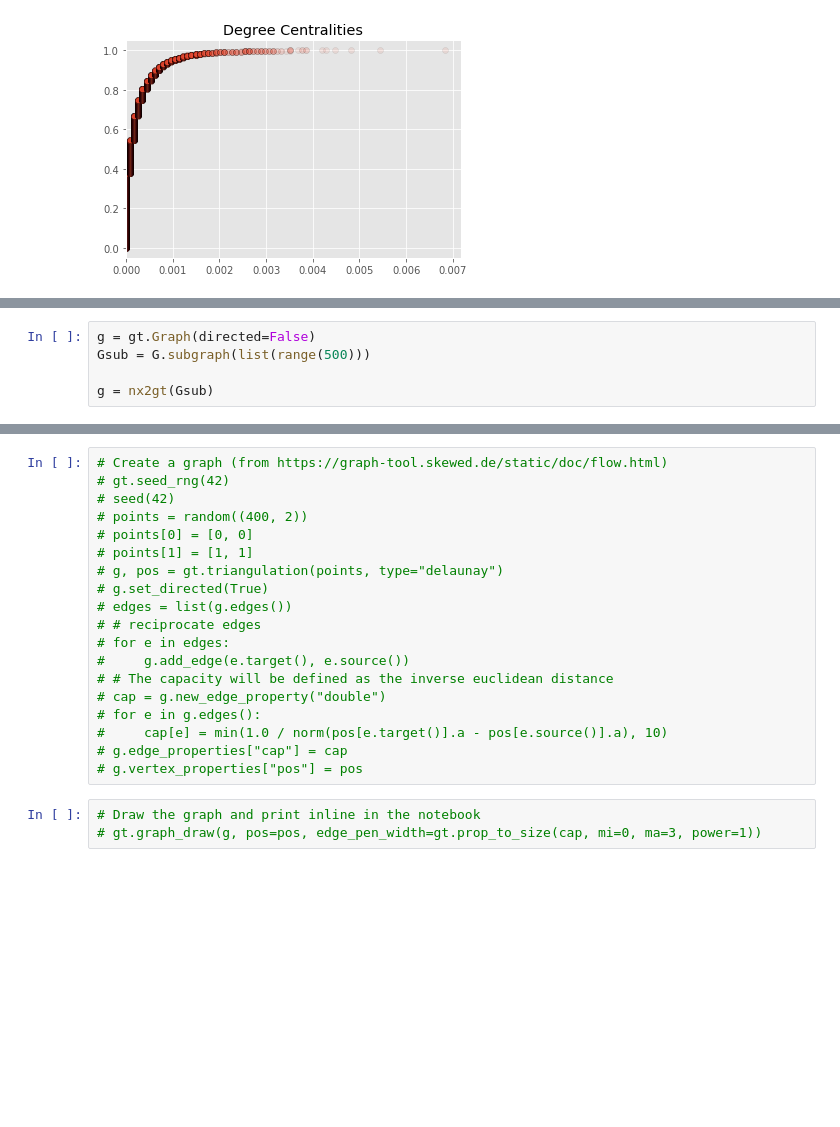
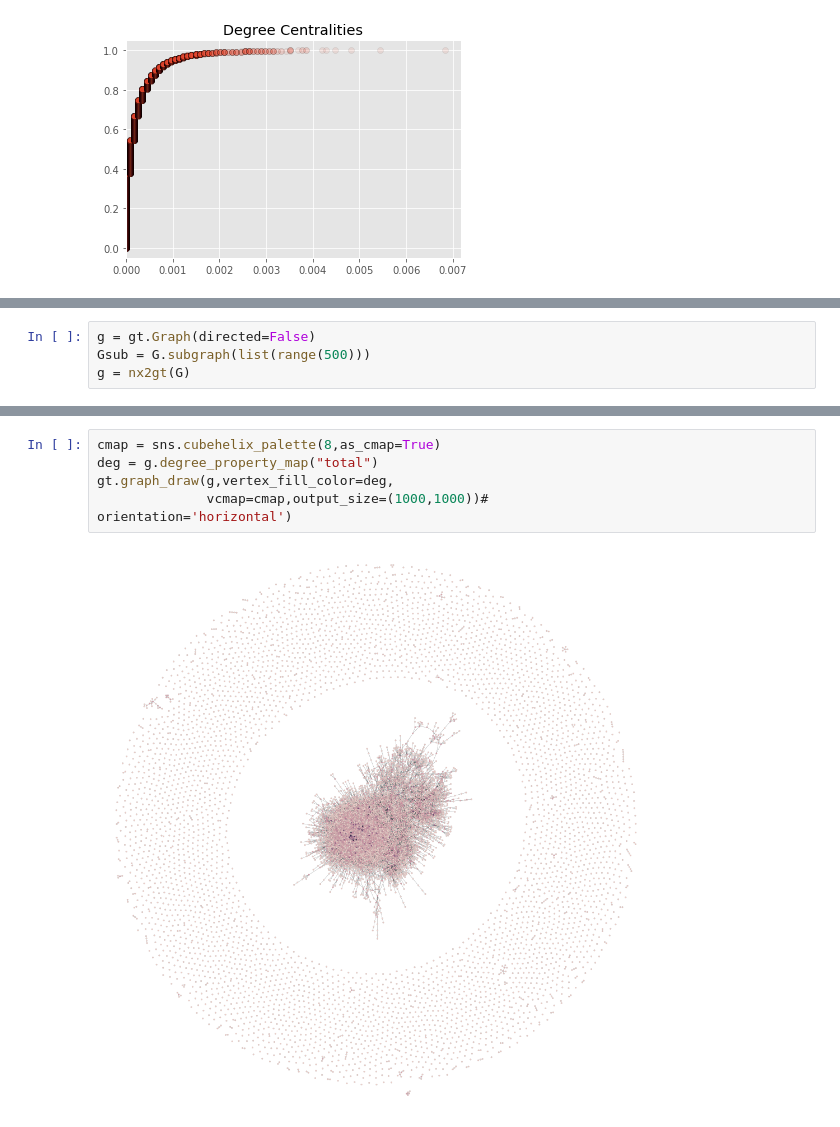
Before and after one commit to davibarreira/PBMNet, a Jupyter notebook: Create_Network.ipynb, the cells around one changed output, grey strips where cells are left out. Cells and saved outputs as stored; diff of their text form; blank space fills up the shorter version.

Commit message:
Salva imagem de rede pbmnet

```diff
--- a/Create_Network.ipynb
+++ b/Create_Network.ipynb
@@ -346,5 +351,4 @@ def nx2gt(nxG):
 # %%
 g = gt.Graph(directed=False)
 Gsub = G.subgraph(list(range(500)))
-
-g = nx2gt(Gsub)
+g = nx2gt(G)
@@ -358,22 +357,7 @@ gt.graph_draw(g,edge_pen_width=g.ep.count,vertex_fill_color=deg)
-# %%
-# Create a graph (from https://graph-tool.skewed.de/static/doc/flow.html)
-# gt.seed_rng(42)
-# seed(42)
-# points = random((400, 2))
-# points[0] = [0, 0]
-# points[1] = [1, 1]
-# g, pos = gt.triangulation(points, type="delaunay")
-# g.set_directed(True)
-# edges = list(g.edges())
-# # reciprocate edges
-# for e in edges:
-#     g.add_edge(e.target(), e.source())
-# # The capacity will be defined as the inverse euclidean distance
-# cap = g.new_edge_property("double")
-# for e in g.edges():
-#     cap[e] = min(1.0 / norm(pos[e.target()].a - pos[e.source()].a), 10)
-# g.edge_properties["cap"] = cap
-# g.vertex_properties["pos"] = pos
-# %%
-# Draw the graph and print inline in the notebook
-# gt.graph_draw(g, pos=pos, edge_pen_width=gt.prop_to_size(cap, mi=0, ma=3, power=1))
+# %%
+cmap = sns.cubehelix_palette(8,as_cmap=True)
+deg = g.degree_property_map("total")
+gt.graph_draw(g,vertex_fill_color=deg,
+              vcmap=cmap,output_size=(1000,1000))#                                 orientation='horizontal')
+# %% [output]
+[figure, added]
```
Also changed, not shown: parts of 6 cells of this notebook, 2 other files.
